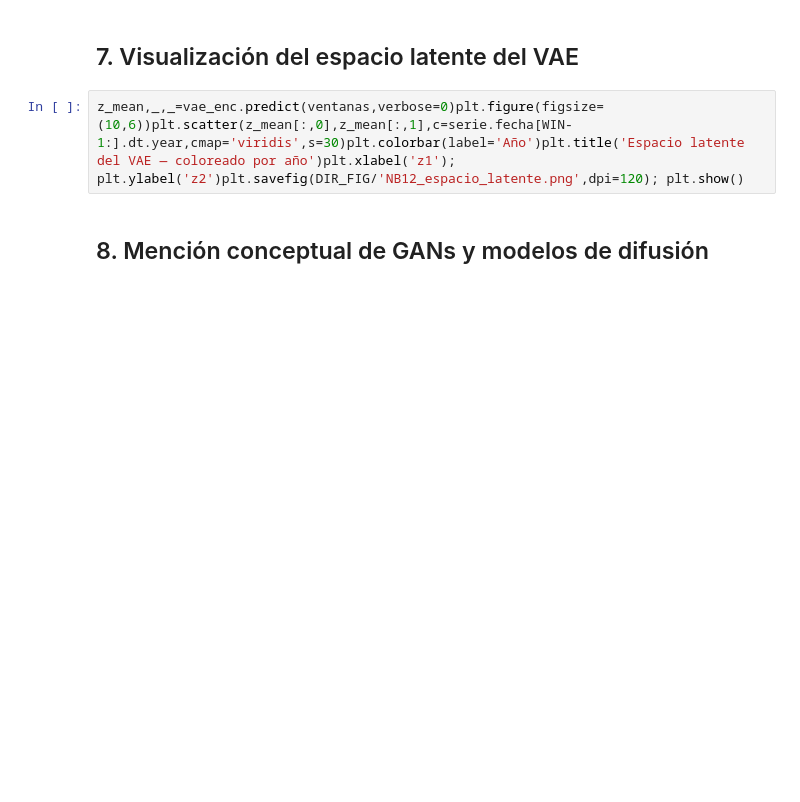
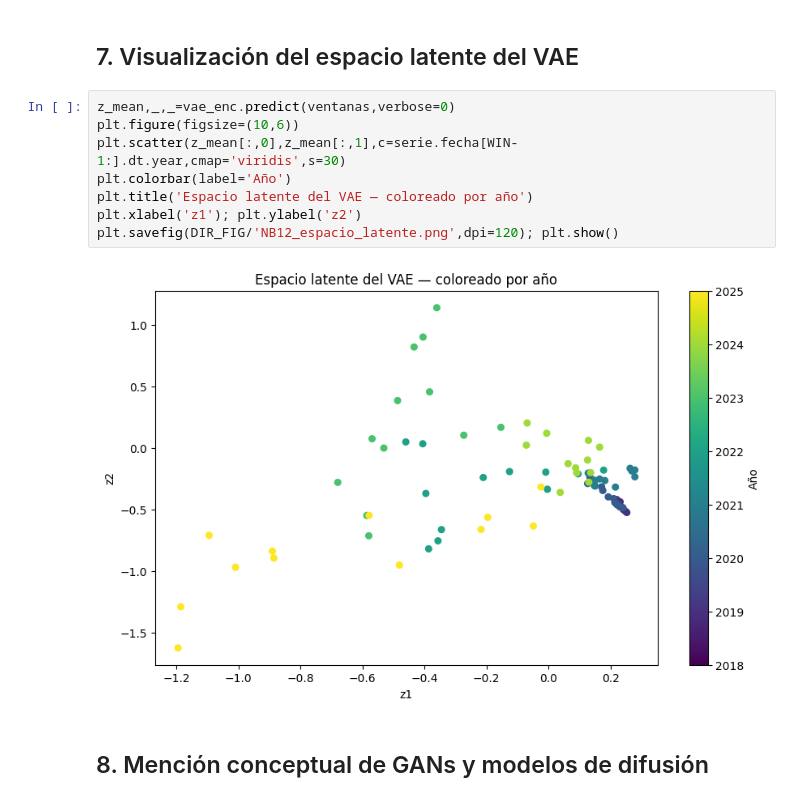
Before and after one commit to y4xulSC/IA_Entrega_Final, a Jupyter notebook: 02_notebooks/NB12_Autoencoder_VAE.ipynb, the cells around one changed output. Drawn from its saved outputs; the diff is of its cells as text; blank space fills up the shorter version.

```diff
--- a/02_notebooks/NB12_Autoencoder_VAE.ipynb
+++ b/02_notebooks/NB12_Autoencoder_VAE.ipynb
@@ -29,7 +214,15 @@ rec_vae=vae.predict(ventanas,verbose=0)err_vae=np.mean((ventanas-rec_vae)**2,axi
 # %% [markdown]
 ## 7. Visualización del espacio latente del VAE
 # %%
-z_mean,_,_=vae_enc.predict(ventanas,verbose=0)plt.figure(figsize=(10,6))plt.scatter(z_mean[:,0],z_mean[:,1],c=serie.fecha[WIN-1:].dt.year,cmap='viridis',s=30)plt.colorbar(label='Año')plt.title('Espacio latente del VAE — coloreado por año')plt.xlabel('z1'); plt.ylabel('z2')plt.savefig(DIR_FIG/'NB12_espacio_latente.png',dpi=120); plt.show()
+z_mean,_,_=vae_enc.predict(ventanas,verbose=0)
+plt.figure(figsize=(10,6))
+plt.scatter(z_mean[:,0],z_mean[:,1],c=serie.fecha[WIN-1:].dt.year,cmap='viridis',s=30)
+plt.colorbar(label='Año')
+plt.title('Espacio latente del VAE — coloreado por año')
+plt.xlabel('z1'); plt.ylabel('z2')
+plt.savefig(DIR_FIG/'NB12_espacio_latente.png',dpi=120); plt.show()
+# %% [output]
+[figure, added]
 # %% [markdown]
 ## 8. Mención conceptual de GANs y modelos de difusión
 # %%
```
Also changed, not shown: parts of 11 cells of this notebook, 10 other files.
